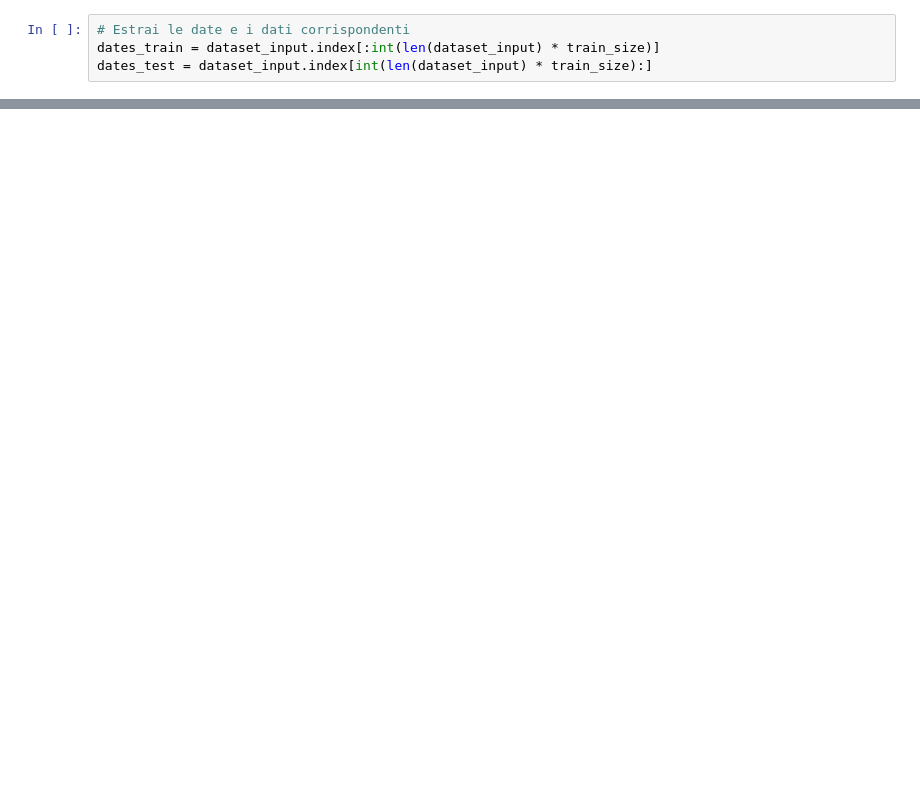
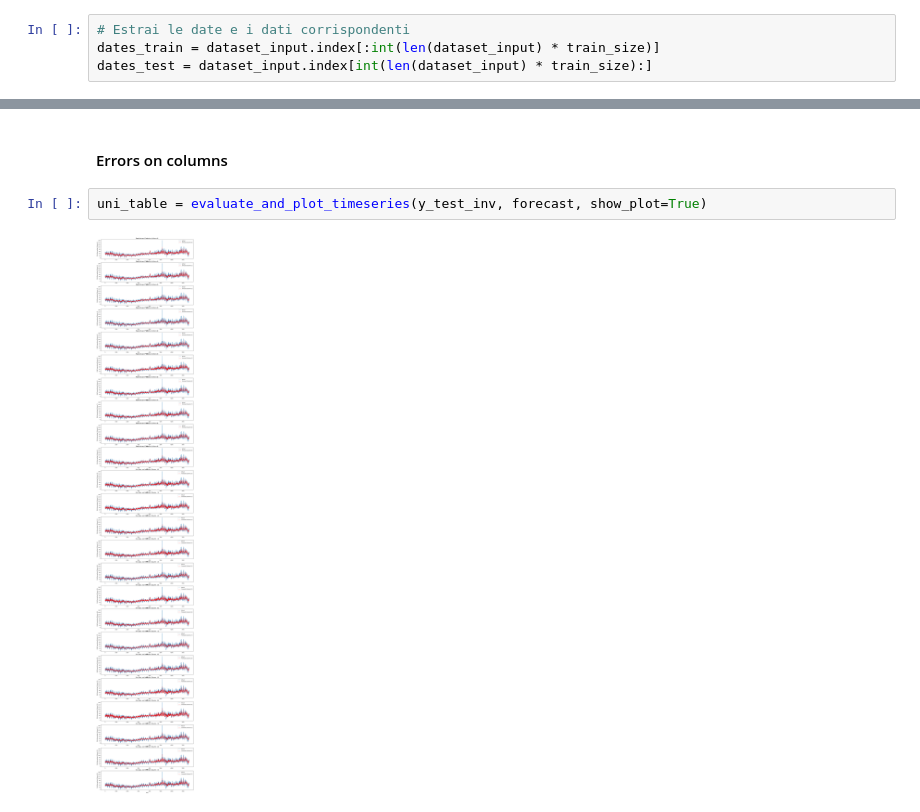
Before and after one commit to GiovanniPerri23/master_thesis, a Jupyter notebook: notebooks_try/vanilla_transformers.ipynb, the cells around one changed output, grey strips where cells are left out. Saved outputs shown, nothing was run; the diff lists cells and outputs as text; blank space fills up the shorter version.

```diff
--- a/notebooks_try/vanilla_transformers.ipynb
+++ b/notebooks_try/vanilla_transformers.ipynb
@@ -346,0 +548,6 @@ plt.show()
+# %% [markdown]
+#### Errors on columns
+# %%
+uni_table = evaluate_and_plot_timeseries(y_test_inv, forecast, show_plot=True)
+# %% [output]
+[figure, added]
```
Also changed, not shown: parts of 26 cells of this notebook.
